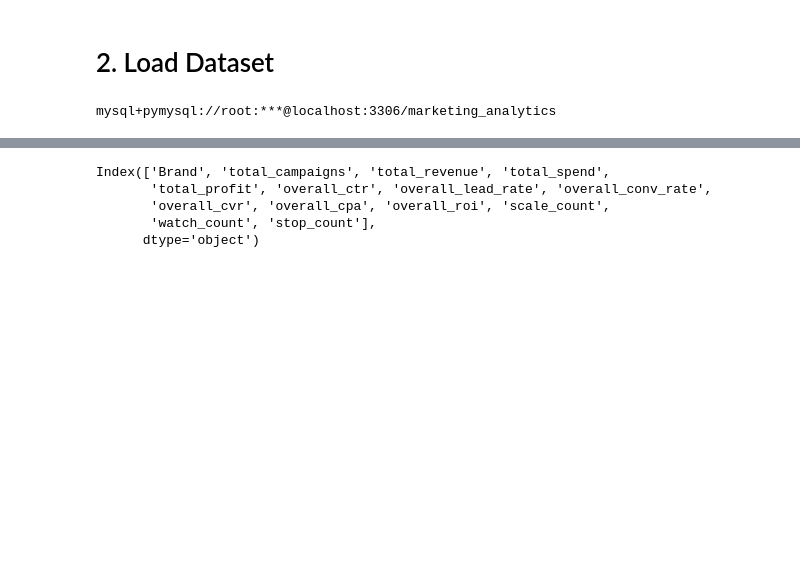
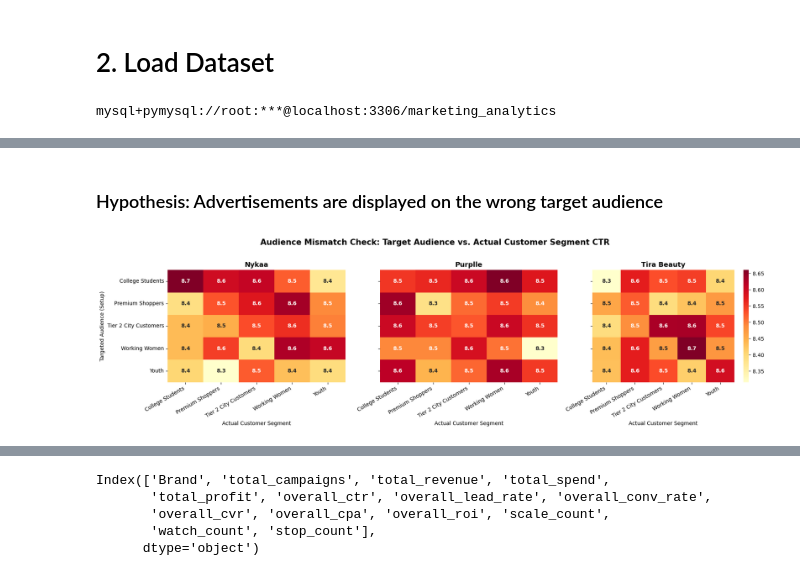
Before and after one commit to ntq05/Indian_BeautyShop_Marketing_Analytics, a Jupyter notebook: Indian_Beauty_Shop_Marketing_Analytics/notebooks/02_Quan_Brand_Analyzing.ipynb, the cells around one changed output, grey strips where cells are left out. Drawn from its saved outputs; the diff is of its cells as text; code cells hidden in the pictures; blank space fills up the shorter version.

```diff
--- a/Indian_Beauty_Shop_Marketing_Analytics/notebooks/02_Quan_Brand_Analyzing.ipynb
+++ b/Indian_Beauty_Shop_Marketing_Analytics/notebooks/02_Quan_Brand_Analyzing.ipynb
@@ -55,0 +529,61 @@ Index(['Campaign_ID', 'Brand', 'Campaign_Type', 'Language', 'Customer_Segment',
+# %% [markdown]
+### Hypothesis: Advertisements are displayed on the wrong target audience
+# %%
+# 1. Gom nhóm đếm số lượng Impressions hoặc Clicks giữa Target_Audience và Customer_Segment
+target_vs_actual = (
+    fct_campaign_kpis.groupby(["Brand", "Target_Audience", "Customer_Segment"])
+    .agg(
+        total_impressions=("Impressions", "sum"),
+        total_clicks=("Clicks", "sum"),
+    )
+    .reset_index()
+)
+
+# Tính Weighted CTR cho từng cặp Target vs Actual
+target_vs_actual["weighted_ctr"] = (
+    target_vs_actual["total_clicks"] / target_vs_actual["total_impressions"]
+) * 100
+
+# 2. Trực quan hóa Heatmap cho từng Brand
+brands = target_vs_actual["Brand"].unique()
+fig, axes = plt.subplots(1, 3, figsize=(18, 5), sharey=True)
+
+for idx, brand in enumerate(brands):
+  ax = axes[idx]
+  brand_df = target_vs_actual[target_vs_actual["Brand"] == brand]
+
+  # Pivot ma trận: Hàng là Target cài đặt, Cột là Segment thực tế nhận ads
+  pivot_ctr = brand_df.pivot(
+      index="Target_Audience", columns="Customer_Segment", values="weighted_ctr"
+  )
+
+  sns.heatmap(
+      pivot_ctr,
+      annot=True,
+      fmt=".1f",
+      cmap="YlOrRd",
+      ax=ax,
+      cbar=(idx == 2),
+      annot_kws={"size": 10, "weight": "bold"},
+  )
+
+  ax.set_title(f"{brand}", fontsize=13, fontweight="bold")
+  ax.set_xlabel("Actual Customer Segment")
+  if idx == 0:
+    ax.set_ylabel("Targeted Audience (Setup)")
+  else:
+    ax.set_ylabel("")
+
+  ax.set_xticklabels(ax.get_xticklabels(), rotation=30, ha="right")
+
+plt.suptitle(
+    "Audience Mismatch Check: Target Audience vs. Actual Customer Segment CTR",
+    fontsize=15,
+    fontweight="bold",
+    y=1.02,
+)
+
+plt.tight_layout()
+plt.show()
+# %% [output]
+[figure, added]
```
Also changed, not shown: parts of 15 cells of this notebook, 6 other files.
